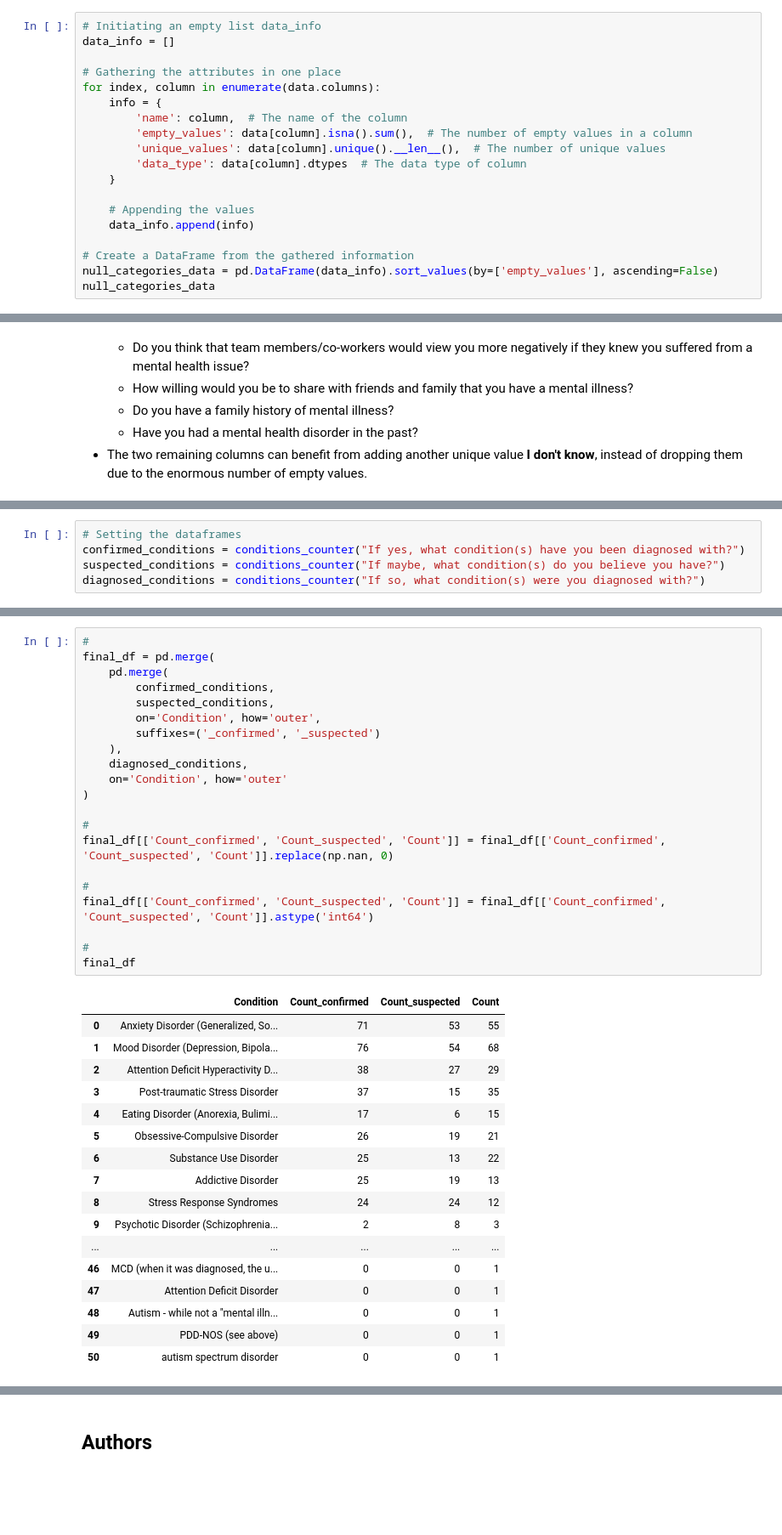
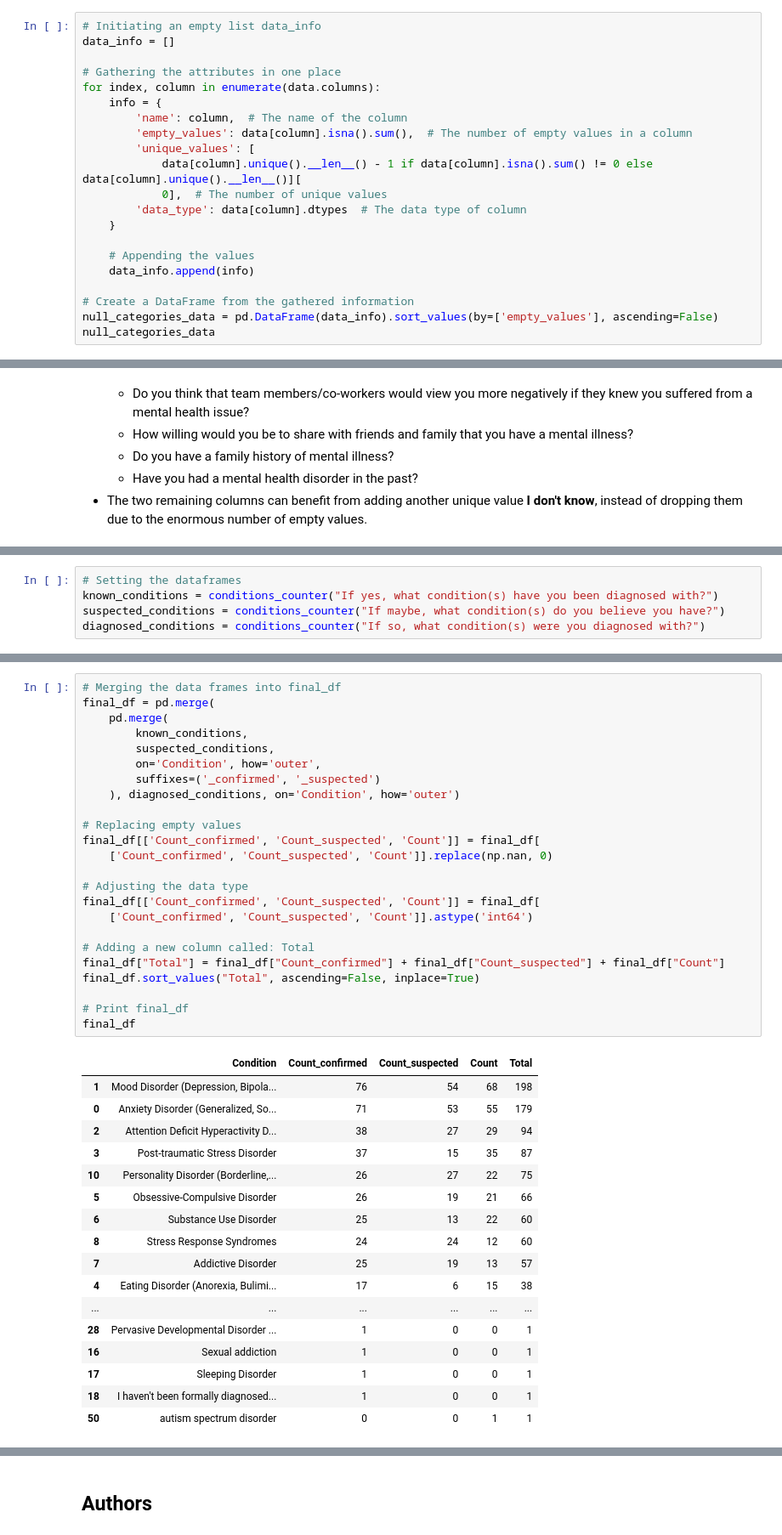
Before and after one commit to Alianger18/Projects_Portfolio, a Jupyter notebook: Project - Clustering/notebooks/MLUSL01.ipynb, the cells around one changed output, grey strips where cells are left out. Shown at 85% size. Drawn from its saved outputs; the diff is of its cells as text; blank space fills up the shorter version.

```diff
--- a/Project - Clustering/notebooks/MLUSL01.ipynb
+++ b/Project - Clustering/notebooks/MLUSL01.ipynb
@@ -87,7 +91,9 @@ for index, column in enumerate(data.columns):
     info = {
         'name': column,  # The name of the column
         'empty_values': data[column].isna().sum(),  # The number of empty values in a column
-        'unique_values': data[column].unique().__len__(),  # The number of unique values
+        'unique_values': [
+            data[column].unique().__len__() - 1 if data[column].isna().sum() != 0 else data[column].unique().__len__()][
+            0],  # The number of unique values
         'data_type': data[column].dtypes  # The data type of column
     }
 
@@ -424,6 +461,6 @@ def conditions_counter(column_name):
     return dframe
 # %%
 # Setting the dataframes
-confirmed_conditions = conditions_counter("If yes, what condition(s) have you been diagnosed with?")
+known_conditions = conditions_counter("If yes, what condition(s) have you been diagnosed with?")
 suspected_conditions = conditions_counter("If maybe, what condition(s) do you believe you have?")
 diagnosed_conditions = conditions_counter("If so, what condition(s) were you diagnosed with?")
@@ -437,39 +469,42 @@ Name: count, dtype: int64
 # %%
-#
+# Merging the data frames into final_df
 final_df = pd.merge(
     pd.merge(
-        confirmed_conditions,
+        known_conditions,
         suspected_conditions,
         on='Condition', how='outer',
         suffixes=('_confirmed', '_suspected')
-    ),
-    diagnosed_conditions,
-    on='Condition', how='outer'
-)
+    ), diagnosed_conditions, on='Condition', how='outer')
 
-#
-final_df[['Count_confirmed', 'Count_suspected', 'Count']] = final_df[['Count_confirmed', 'Count_suspected', 'Count']].replace(np.nan, 0)
+# Replacing empty values
+final_df[['Count_confirmed', 'Count_suspected', 'Count']] = final_df[
+    ['Count_confirmed', 'Count_suspected', 'Count']].replace(np.nan, 0)
 
-#
-final_df[['Count_confirmed', 'Count_suspected', 'Count']] = final_df[['Count_confirmed', 'Count_suspected', 'Count']].astype('int64')
+# Adjusting the data type
+final_df[['Count_confirmed', 'Count_suspected', 'Count']] = final_df[
+    ['Count_confirmed', 'Count_suspected', 'Count']].astype('int64')
 
-#
+# Adding a new column called: Total
+final_df["Total"] = final_df["Count_confirmed"] + final_df["Count_suspected"] + final_df["Count"]
+final_df.sort_values("Total", ascending=False, inplace=True)
+
+# Print final_df
 final_df
 # %% [output]
-|  | Condition | Count_confirmed | Count_suspected | Count |
-| 0 | Anxiety Disorder (Generalized, So... | 71 | 53 | 55 |
-| 1 | Mood Disorder (Depression, Bipola... | 76 | 54 | 68 |
-| 2 | Attention Deficit Hyperactivity D... | 38 | 27 | 29 |
-| 3 | Post-traumatic Stress Disorder | 37 | 15 | 35 |
-| 4 | Eating Disorder (Anorexia, Bulimi... | 17 | 6 | 15 |
-| 5 | Obsessive-Compulsive Disorder | 26 | 19 | 21 |
-| 6 | Substance Use Disorder | 25 | 13 | 22 |
-| 7 | Addictive Disorder | 25 | 19 | 13 |
-| 8 | Stress Response Syndromes | 24 | 24 | 12 |
-| 9 | Psychotic Disorder (Schizophrenia... | 2 | 8 | 3 |
-| ... | ... | ... | ... | ... |
-| 46 | MCD (when it was diagnosed, the u... | 0 | 0 | 1 |
-| 47 | Attention Deficit Disorder | 0 | 0 | 1 |
-| 48 | Autism - while not a "mental illn... | 0 | 0 | 1 |
-| 49 | PDD-NOS (see above) | 0 | 0 | 1 |
-| 50 | autism spectrum disorder | 0 | 0 | 1 |
+|  | Condition | Count_confirmed | Count_suspected | Count | Total |
+| 1 | Mood Disorder (Depression, Bipola... | 76 | 54 | 68 | 198 |
+| 0 | Anxiety Disorder (Generalized, So... | 71 | 53 | 55 | 179 |
+| 2 | Attention Deficit Hyperactivity D... | 38 | 27 | 29 | 94 |
+| 3 | Post-traumatic Stress Disorder | 37 | 15 | 35 | 87 |
+| 10 | Personality Disorder (Borderline,... | 26 | 27 | 22 | 75 |
+| 5 | Obsessive-Compulsive Disorder | 26 | 19 | 21 | 66 |
+| 6 | Substance Use Disorder | 25 | 13 | 22 | 60 |
+| 8 | Stress Response Syndromes | 24 | 24 | 12 | 60 |
+| 7 | Addictive Disorder | 25 | 19 | 13 | 57 |
+| 4 | Eating Disorder (Anorexia, Bulimi... | 17 | 6 | 15 | 38 |
+| ... | ... | ... | ... | ... | ... |
+| 28 | Pervasive Developmental Disorder ... | 1 | 0 | 0 | 1 |
+| 16 | Sexual addiction | 1 | 0 | 0 | 1 |
+| 17 | Sleeping Disorder | 1 | 0 | 0 | 1 |
+| 18 | I haven't been formally diagnosed... | 1 | 0 | 0 | 1 |
+| 50 | autism spectrum disorder | 0 | 0 | 1 | 1 |
```
Also changed, not shown: parts of 42 cells of this notebook.
